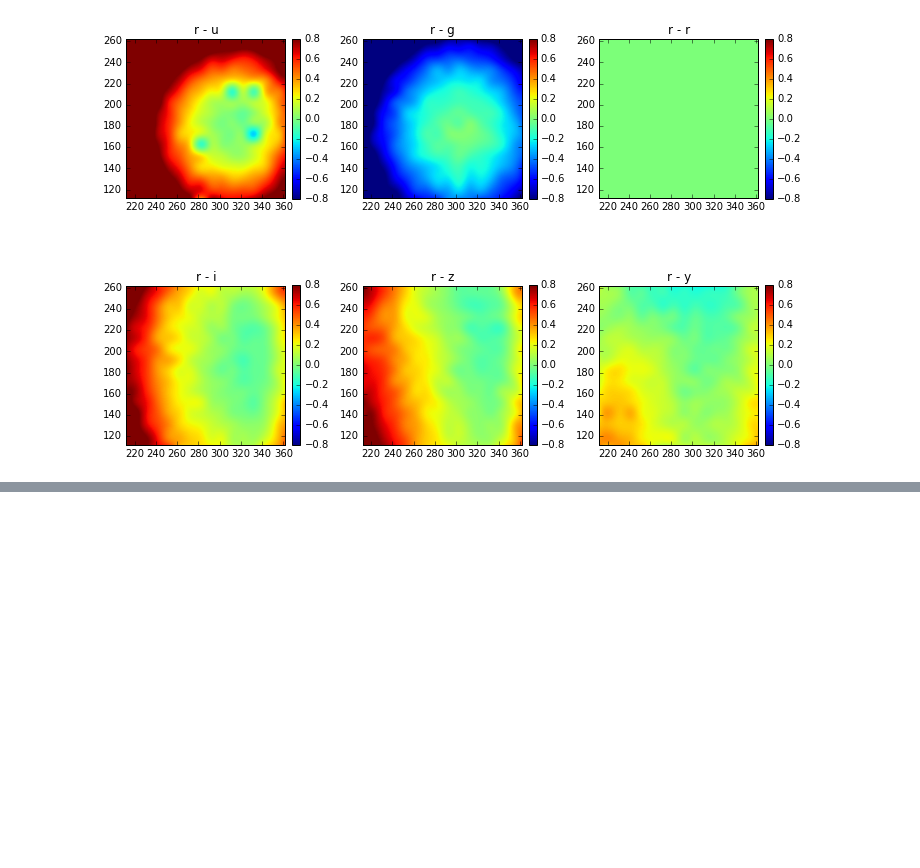
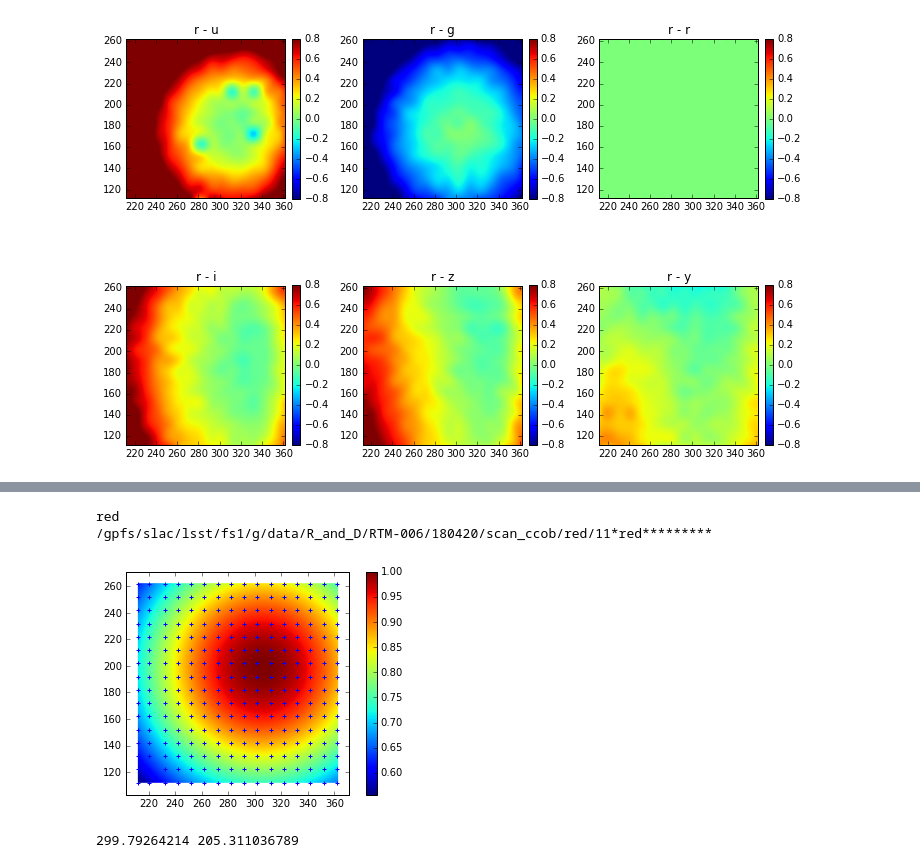
Before and after one commit to lsst-camera-dh/ccob-wb, a Jupyter notebook: notebooks/beam_recons_from_pix.ipynb, the cells around one changed output, grey strips where cells are left out. Drawn from its saved outputs; the diff is of its cells as text; code cells hidden in the pictures; blank space fills up the shorter version.

```diff
--- a/notebooks/beam_recons_from_pix.ipynb
+++ b/notebooks/beam_recons_from_pix.ipynb
@@ -272,0 +252,3 @@ array([[ 0.56522165,  0.56682256,  0.56842274, ...,  0.67728884,
+# %%
+config_file = '../ccob_beam_recons_config.yaml'
+u.load_ccob_config(config_file)
@@ -272,0 +265,17 @@ array([[ 0.56522165,  0.56682256,  0.56842274, ...,  0.67728884,
+# %%
+my_beam = b.CcobBeam(config_file=config_file)
+# %%
+res = my_beam.recons()
+# %% [output]
+red
+/gpfs/slac/lsst/fs1/g/data/R_and_D/RTM-006/180420/scan_ccob/red/11*red*********
+# %%
+my_beam.plot()
+# %% [output]
+[figure, added]
+# %%
+from numpy import unravel_index
+xarg, yarg = unravel_index(my_beam.beam_image['beam'].argmax(), my_beam.beam_image['beam'].shape)
+print my_beam.beam_image['xarr'][xarg], my_beam.beam_image['yarr'][yarg]
+# %% [output]
+299.79264214 205.311036789
```
Also changed, not shown: parts of 19 cells of this notebook, 4 other files.
